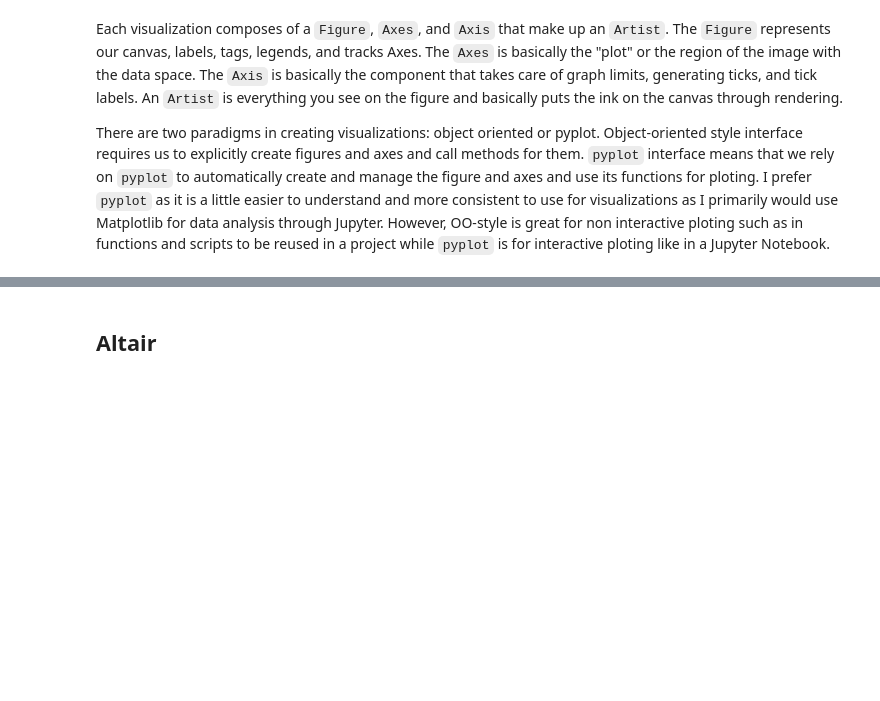
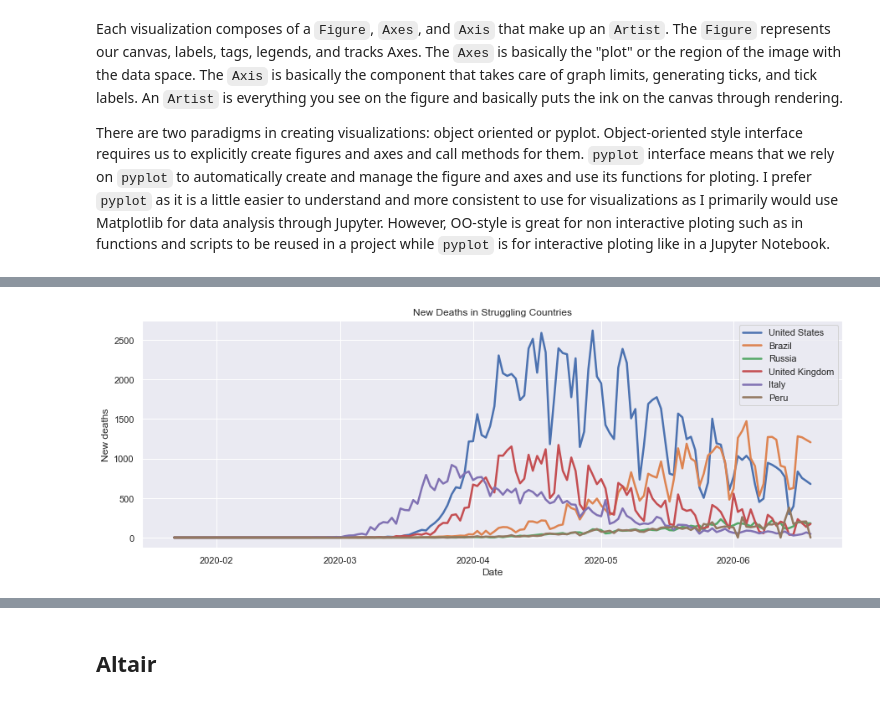
Before and after one commit to awang378/covid-19-visualizations, a Jupyter notebook: Global Data Visualization with Python.ipynb, the cells around one changed output, grey strips where cells are left out. Cells and saved outputs as stored; diff of their text form; code cells hidden in the pictures; blank space fills up the shorter version.

```diff
--- a/Global Data Visualization with Python.ipynb
+++ b/Global Data Visualization with Python.ipynb
@@ -308,0 +314,25 @@ I would use Matplotlib if I wanted a quick simple plot whether it be a bar chart
+# %%
+import seaborn as sns
+
+sns.set(rc={'figure.figsize':(15,5)})
+full_grouped = pd.read_csv('COVID-19-time-series-clean-complete.csv', parse_dates=['Date'],index_col=0)
+
+usa = full_grouped[full_grouped['Country/Region'] == 'US']
+brazil = full_grouped[full_grouped['Country/Region'] == 'Brazil']
+uk = full_grouped[full_grouped['Country/Region'] == 'United Kingdom']
+italy = full_grouped[full_grouped['Country/Region'] == 'Italy']
+peru = full_grouped[full_grouped['Country/Region'] == 'Peru']
+russia = full_grouped[full_grouped['Country/Region'] == 'Russia']
+
+
+linechart = sns.lineplot(x="Date", y="New deaths", data=usa, palette="tab10", linewidth=2.5, label="United States")
+sns.lineplot(x="Date", y="New deaths", data=brazil, palette="tab10", linewidth=2.5, label="Brazil")
+sns.lineplot(x="Date", y="New deaths", data=russia, palette="tab10", linewidth=2.5, label="Russia")
+sns.lineplot(x="Date", y="New deaths", data=uk, palette="tab10", linewidth=2.5, label="United Kingdom")
+sns.lineplot(x="Date", y="New deaths", data=italy, palette="tab10", linewidth=2.5, label="Italy")
+sns.lineplot(x="Date", y="New deaths", data=peru, palette="tab10", linewidth=2.5, label="Peru")
+
+linechart.set_title("New Deaths in Struggling Countries")
+plt.show()
+# %% [output]
+[figure, added]
```
Also changed, not shown: parts of 24 cells of this notebook, 12 other files.
